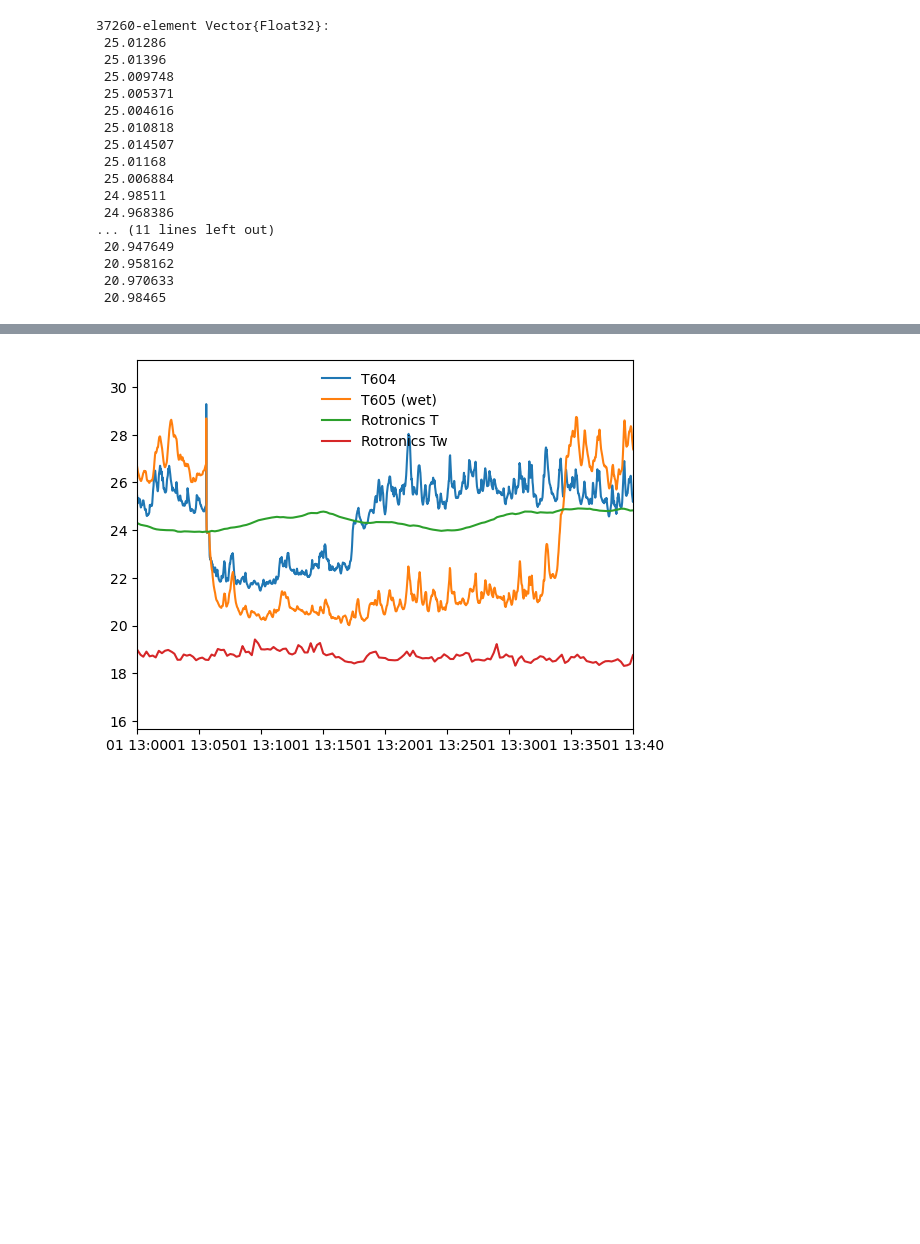
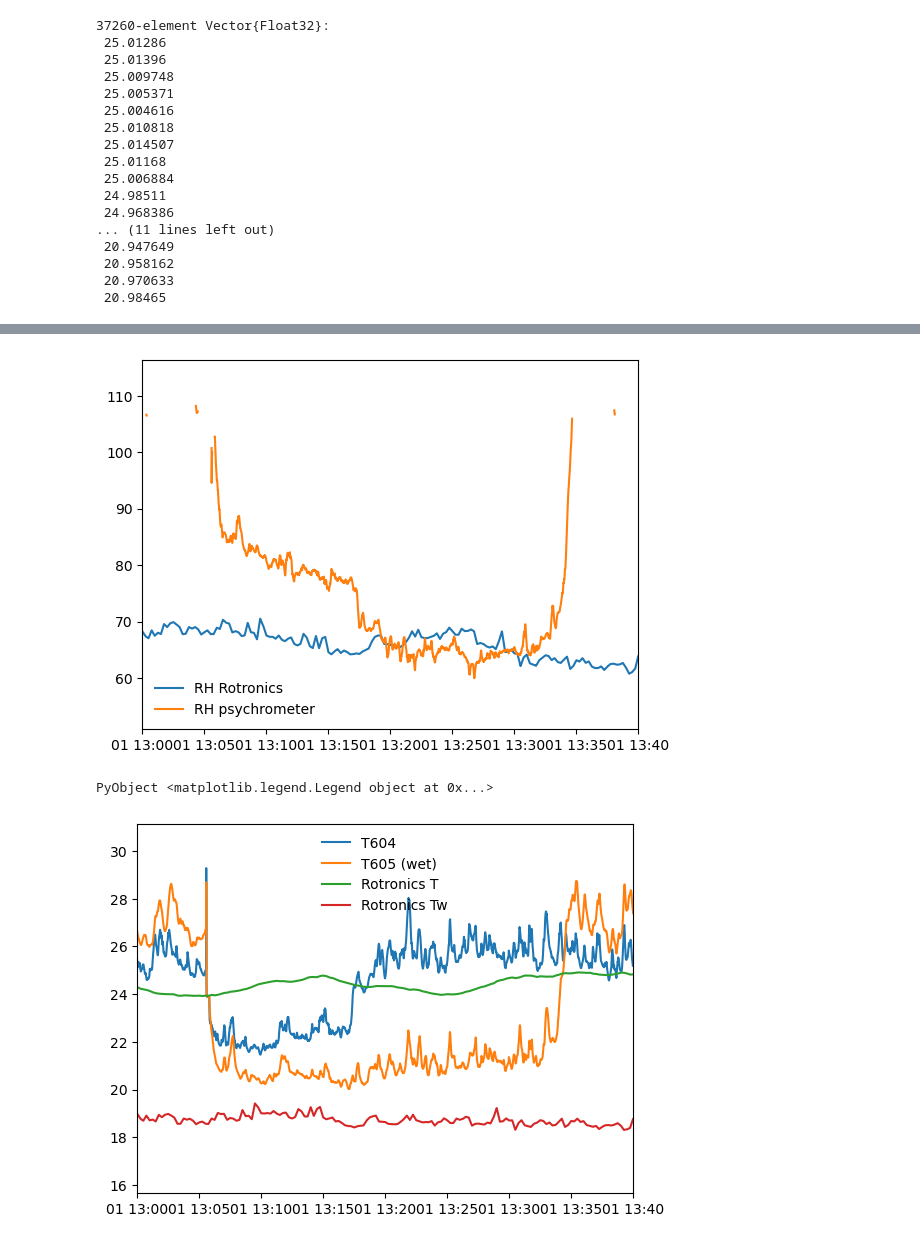
Before and after one commit to jtomfarrar/submersible_humidity_sensor, a Jupyter notebook: code/read_jason_rbr_log_jl.ipynb, the cells around one changed output, grey strips where cells are left out. Drawn from its saved outputs; the diff is of its cells as text; code cells hidden in the pictures; blank space fills up the shorter version.

```diff
--- a/code/read_jason_rbr_log_jl.ipynb
+++ b/code/read_jason_rbr_log_jl.ipynb
@@ -378,4 +384,20 @@ legend(["q psychrometer", "qs", "q Rotronics",
 PyObject <matplotlib.legend.Legend object at 0x...>
+# %%
+# relative humidity
+subplot(1,1,1)
+
+plot(dtime605, 100q_rot_605./qs_rot_605)
+plot(dtime605, mask.+100q./qs604)
+
+xlim([DateTime(1,1,1,13,0,0), DateTime(1,1,1,13,40,0)])
+X = ax.xaxis
+mdates = PyPlot.matplotlib.dates
+X.set_major_locator(mdates.MinuteLocator(10))
+X.set_major_formatter(mdates.DateFormatter("%H:%M")) # Specify the format - %b gives us Jan, Feb...
+legend(["RH Rotronics", "RH psychrometer"]; frameon=false)
+# %% [output]
+[figure, added]
+PyObject <matplotlib.legend.Legend object at 0x...>
 # %%
 # plot T, Tw from 604-605 thermistor calculations
 # compared to T, Tw from Rotronics
```
Also changed, not shown: parts of 3 cells of this notebook, 1 other file.
